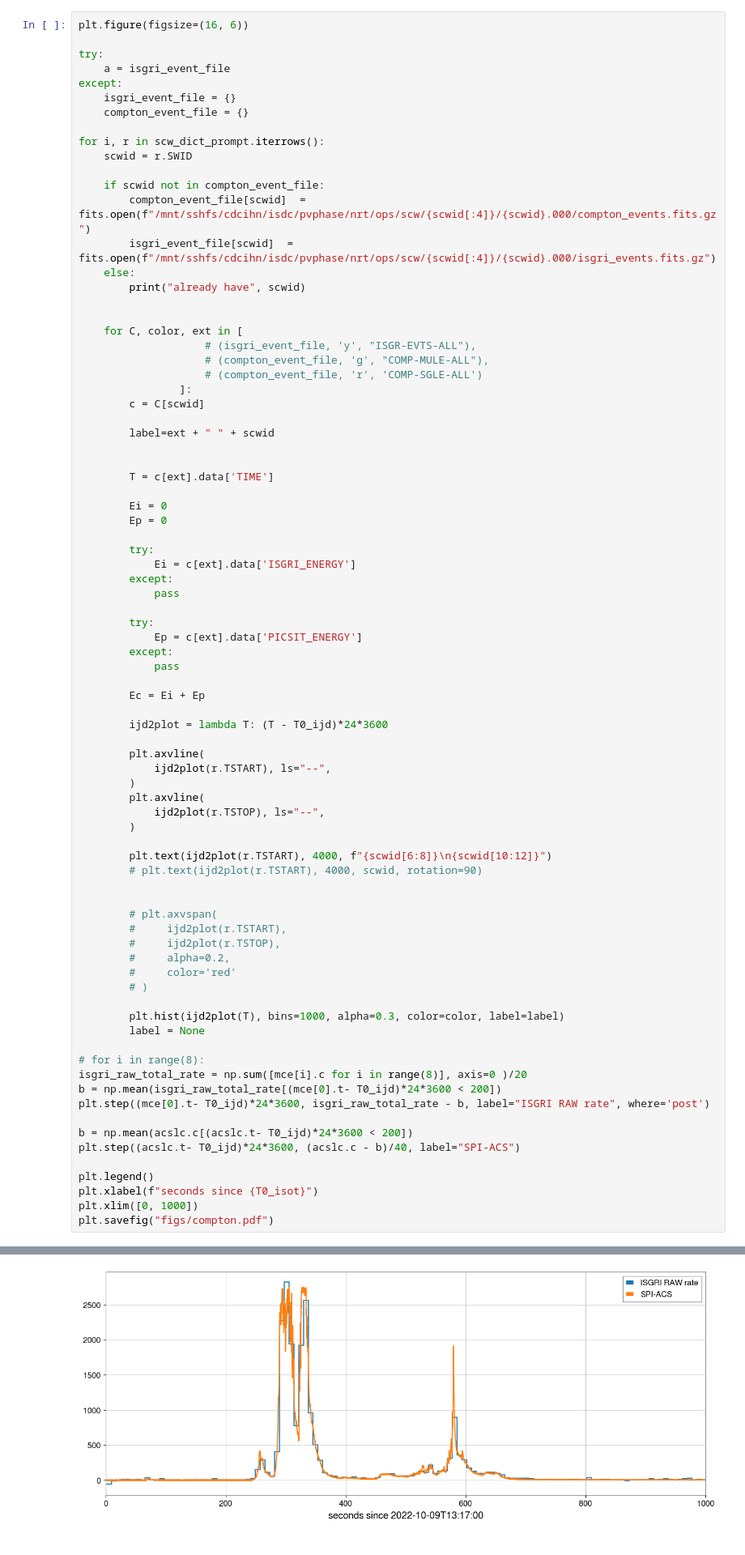
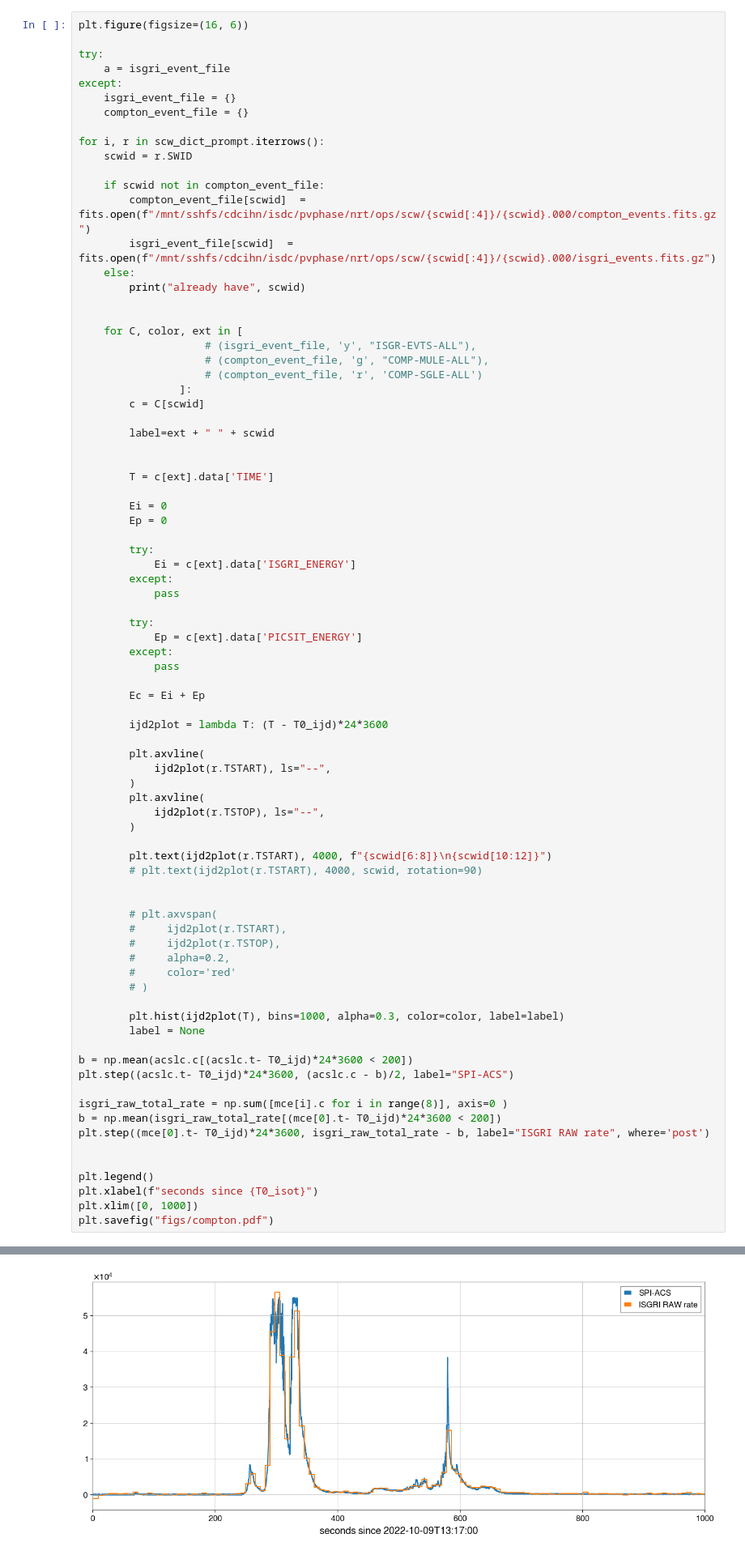
Before and after one commit to volodymyrss/grb221009, a Jupyter notebook: compton.ipynb, the cells around one changed output, grey strips where cells are left out. Shown at 81% size. Saved outputs shown, nothing was run; the diff lists cells and outputs as text.

```diff
--- a/compton.ipynb
+++ b/compton.ipynb
@@ -165,13 +167,13 @@ for i, r in scw_dict_prompt.iterrows():
         plt.hist(ijd2plot(T), bins=1000, alpha=0.3, color=color, label=label)
         label = None
 
-# for i in range(8):
-isgri_raw_total_rate = np.sum([mce[i].c for i in range(8)], axis=0 )/20
+b = np.mean(acslc.c[(acslc.t- T0_ijd)*24*3600 < 200])
+plt.step((acslc.t- T0_ijd)*24*3600, (acslc.c - b)/2, label="SPI-ACS")
+
+isgri_raw_total_rate = np.sum([mce[i].c for i in range(8)], axis=0 )
 b = np.mean(isgri_raw_total_rate[(mce[0].t- T0_ijd)*24*3600 < 200])
 plt.step((mce[0].t- T0_ijd)*24*3600, isgri_raw_total_rate - b, label="ISGRI RAW rate", where='post')
 
-b = np.mean(acslc.c[(acslc.t- T0_ijd)*24*3600 < 200])
-plt.step((acslc.t- T0_ijd)*24*3600, (acslc.c - b)/40, label="SPI-ACS")
 
 plt.legend()
 plt.xlabel(f"seconds since {T0_isot}")
@@ -181 +187 @@ plt.savefig("figs/compton.pdf")
-[figure, old version]
+[figure, new version]
```
Also changed, not shown: parts of 2 cells of this notebook.
